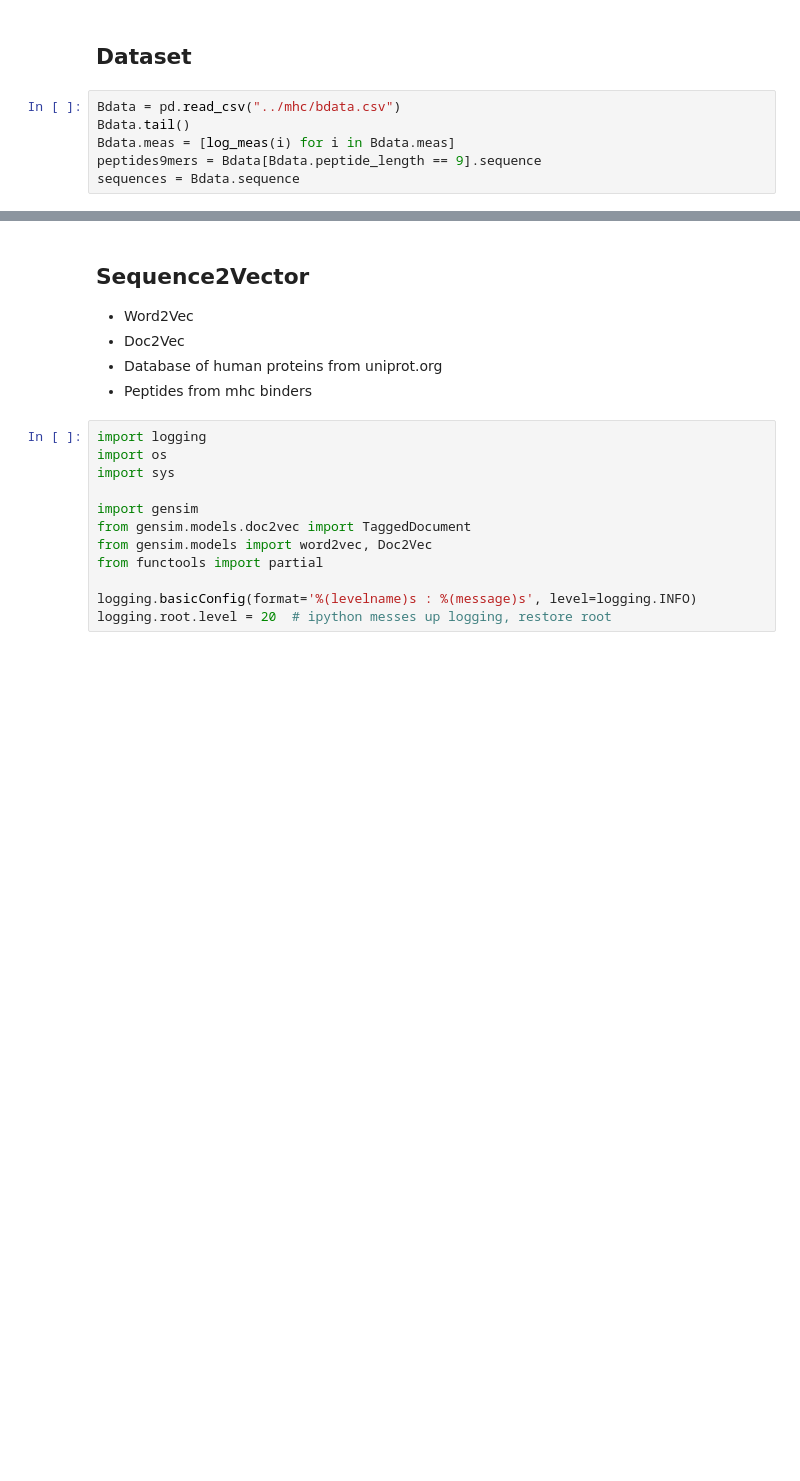
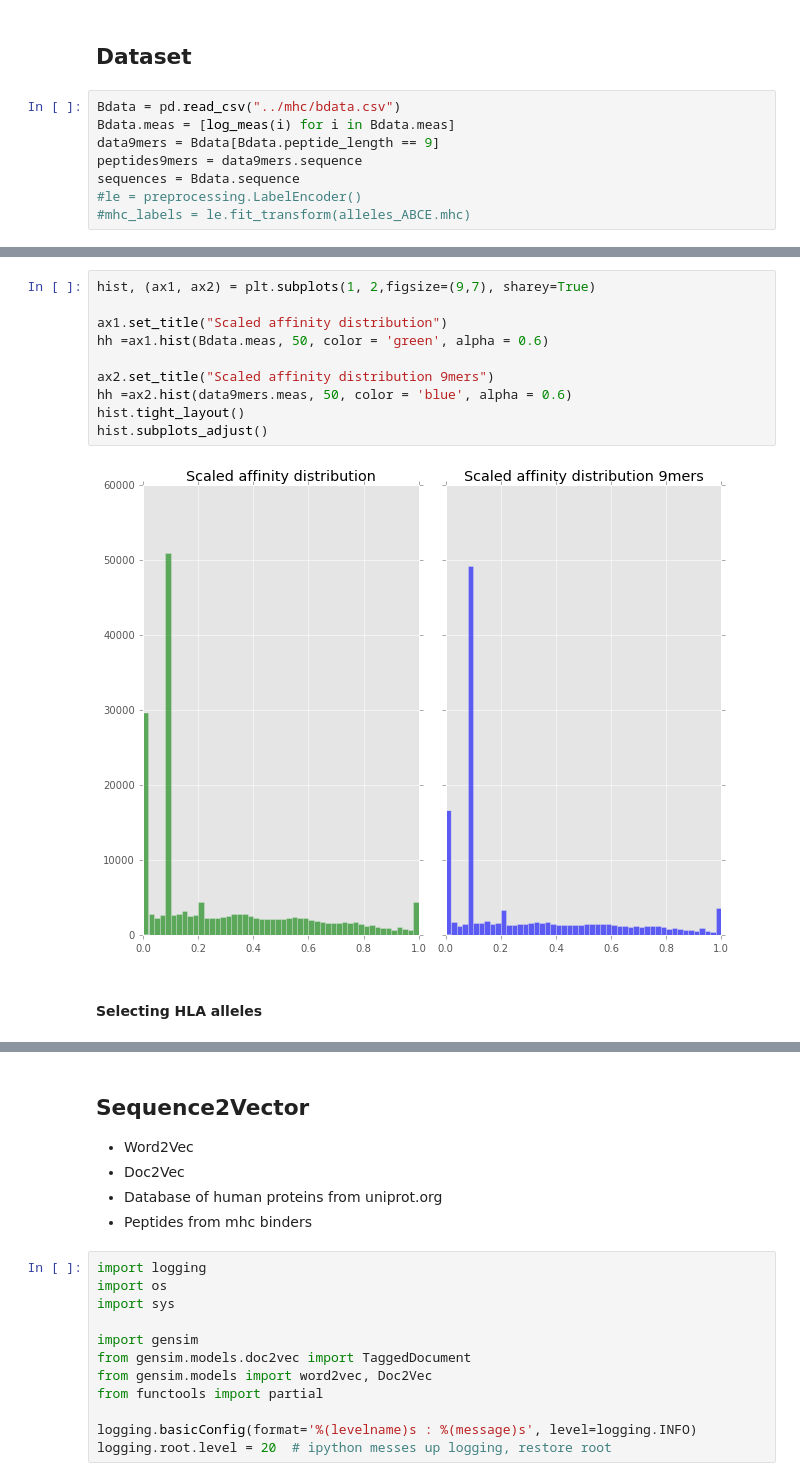
Before and after one commit to rudolphyo/MHystic, a Jupyter notebook: xgb.ipynb, the cells around one changed output, grey strips where cells are left out. Saved outputs shown, nothing was run; the diff lists cells and outputs as text; blank space fills up the shorter version.

```diff
--- a/xgb.ipynb
+++ b/xgb.ipynb
@@ -122,7 +123,9 @@ def add_kidera(pept):
 ## Dataset
 # %%
 Bdata = pd.read_csv("../mhc/bdata.csv")
-Bdata.tail()
 Bdata.meas = [log_meas(i) for i in Bdata.meas]
-peptides9mers = Bdata[Bdata.peptide_length == 9].sequence
+data9mers = Bdata[Bdata.peptide_length == 9]
+peptides9mers = data9mers.sequence
 sequences = Bdata.sequence
+#le = preprocessing.LabelEncoder()
+#mhc_labels = le.fit_transform(alleles_ABCE.mhc)
@@ -145,0 +150,14 @@ hh = plt.hist(Bdata.meas, 50, color = 'green', alpha = 0.6)
+# %%
+hist, (ax1, ax2) = plt.subplots(1, 2,figsize=(9,7), sharey=True)
+
+ax1.set_title("Scaled affinity distribution")
+hh =ax1.hist(Bdata.meas, 50, color = 'green', alpha = 0.6)
+
+ax2.set_title("Scaled affinity distribution 9mers")
+hh =ax2.hist(data9mers.meas, 50, color = 'blue', alpha = 0.6)
+hist.tight_layout()
+hist.subplots_adjust()
+# %% [output]
+[figure, added]
+# %% [markdown]
+#### Selecting HLA alleles
```
Also changed, not shown: parts of 61 cells of this notebook.
